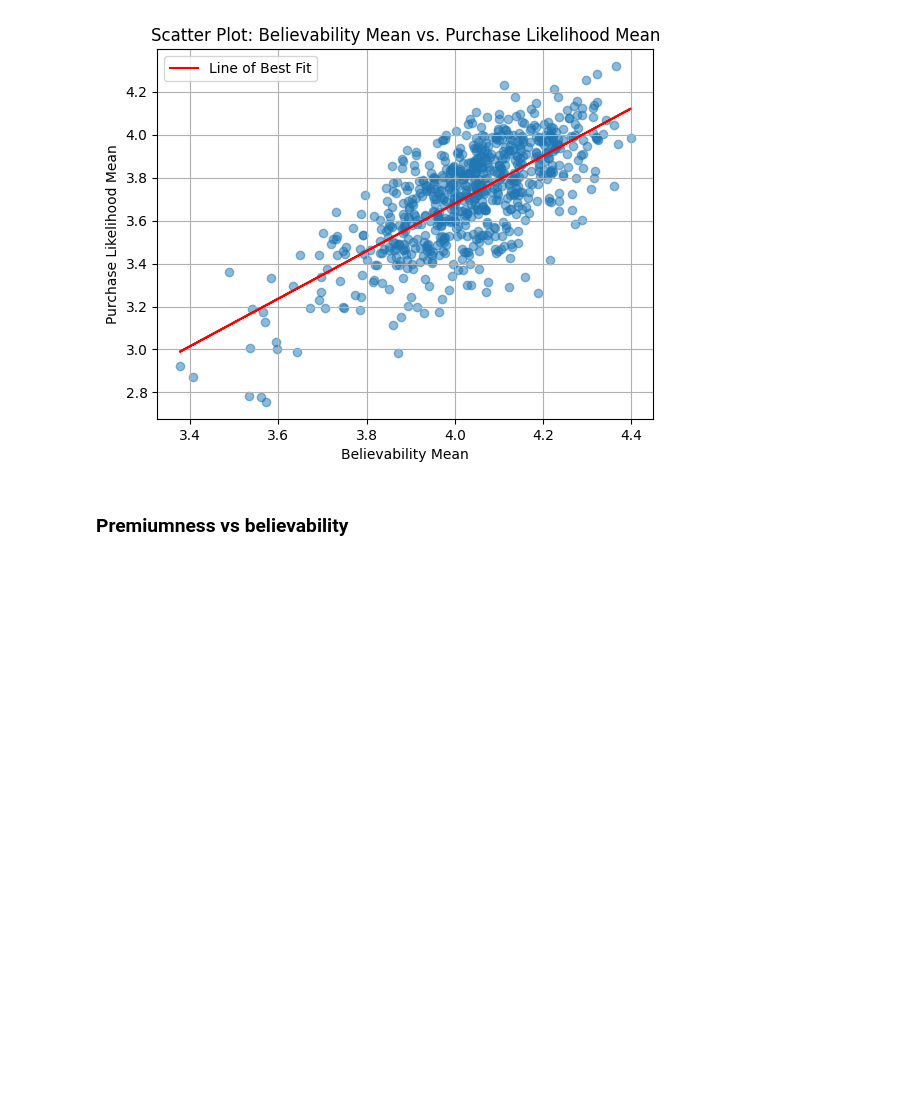
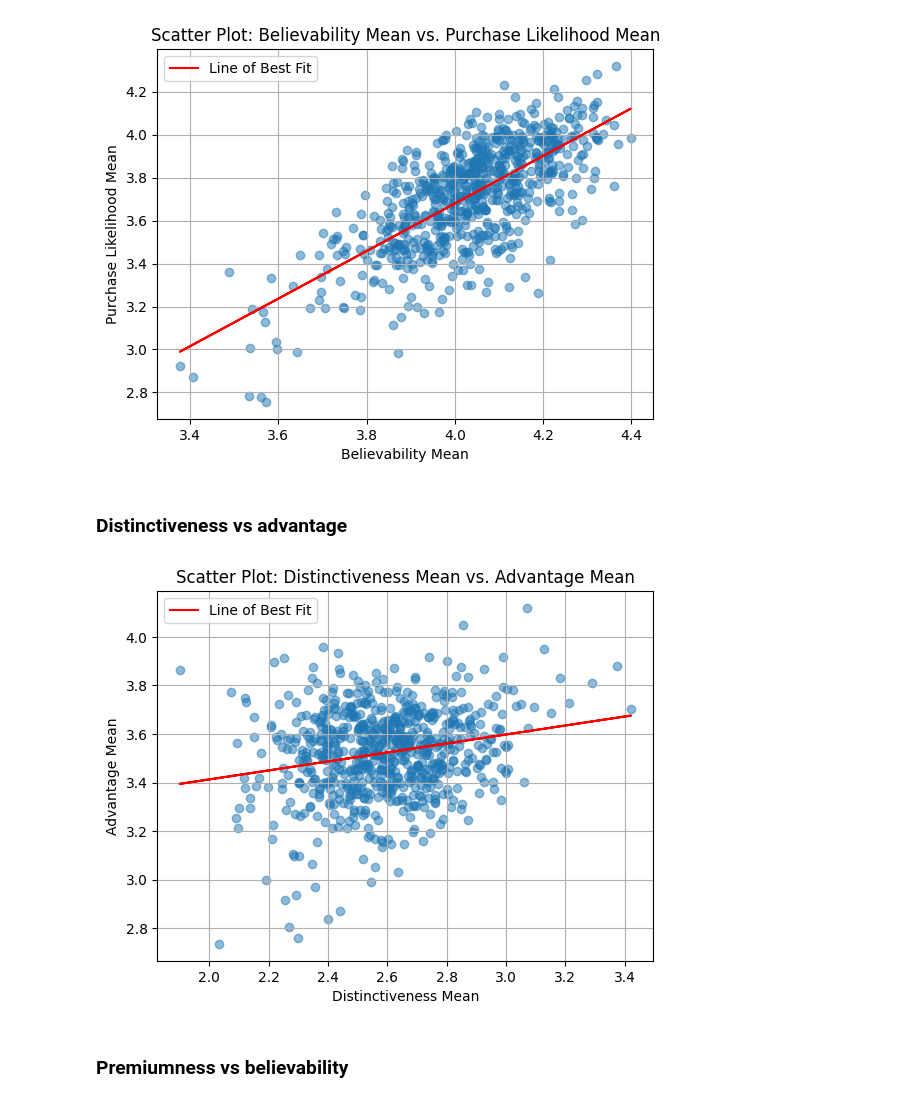
Before and after one commit to kjucaitis/concepttagging, a Jupyter notebook: exp_analysis.ipynb, the cells around one changed output. Cells and saved outputs as stored; diff of their text form; code cells hidden in the pictures; blank space fills up the shorter version.

```diff
--- a/exp_analysis.ipynb
+++ b/exp_analysis.ipynb
@@ -168,6 +180,33 @@ plt.grid(True)
 plt.show()
 # %% [output]
 [figure]
+# %% [markdown]
+### Distinctiveness vs advantage
+# %%
+# Data
+x = slice['distinctiveness_mean']
+y = slice['advantage_mean']
+
+# Perform linear regression to find the line of best fit
+slope, intercept = np.polyfit(x, y, 1)
+
+# Create a scatter plot
+plt.scatter(x, y, alpha=0.5)
+plt.xlabel('Distinctiveness Mean')
+plt.ylabel('Advantage Mean')
+plt.title('Scatter Plot: Distinctiveness Mean vs. Advantage Mean')
+
+# Plot the line of best fit
+plt.plot(x, slope * x + intercept, color='red', label='Line of Best Fit')
+
+# Add a legend
+plt.legend()
+
+# Show the plot
+plt.grid(True)
+plt.show()
+# %% [output]
+[figure, added]
 # %% [markdown]
 ### Premiumness vs believability
 # %%
```
Also changed, not shown: parts of 15 cells of this notebook.
